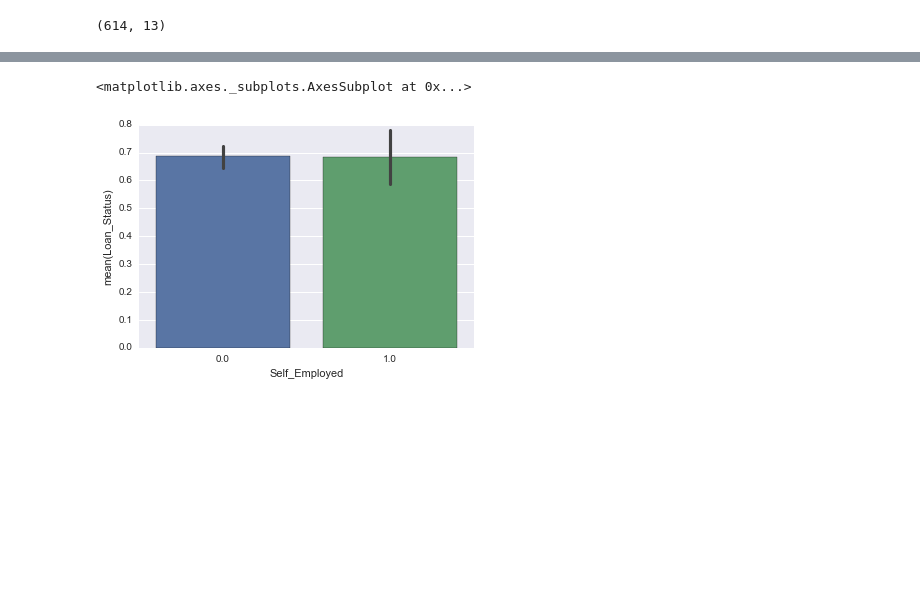
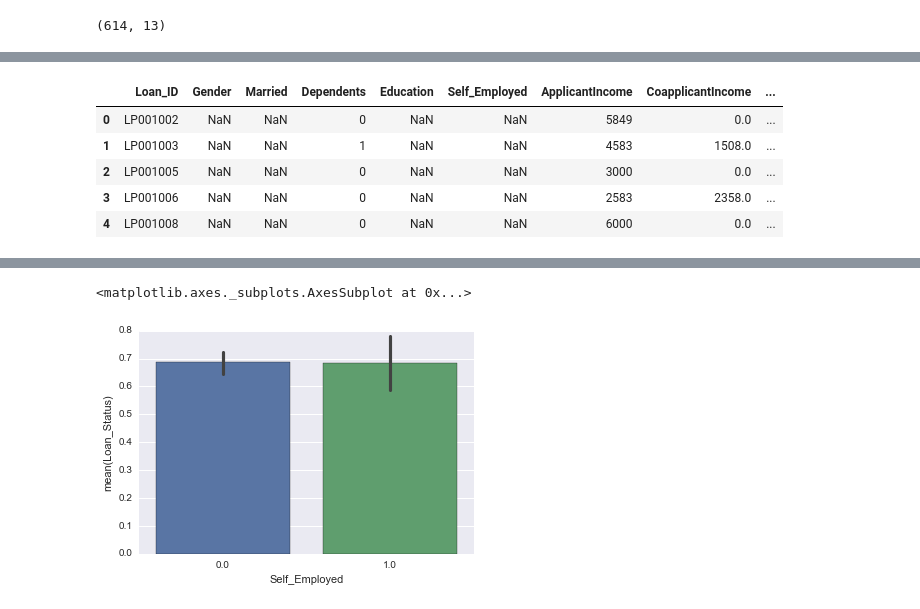
Before and after one commit to rzskhr/Data-Science-Projects, a Jupyter notebook: LoanPrediction/Plots.ipynb, the cells around one changed output, grey strips where cells are left out. Drawn from its saved outputs; the diff is of its cells as text; code cells hidden in the pictures; blank space fills up the shorter version.

```diff
--- a/LoanPrediction/Plots.ipynb
+++ b/LoanPrediction/Plots.ipynb
@@ -41,3 +78,13 @@ trainDf['Loan_Status'] = trainDf['Loan_Status'].map({'N':0, 'Y':1})
+# %%
+# Loading the first 5 rows
+trainDf[0:5]
+# %% [output]
+|  | Loan_ID | Gender | Married | Dependents | Education | Self_Employed | ApplicantIncome | CoapplicantIncome | ... |
+| 0 | LP001002 | NaN | NaN | 0 | NaN | NaN | 5849 | 0.0 | ... |
+| 1 | LP001003 | NaN | NaN | 1 | NaN | NaN | 4583 | 1508.0 | ... |
+| 2 | LP001005 | NaN | NaN | 0 | NaN | NaN | 3000 | 0.0 | ... |
+| 3 | LP001006 | NaN | NaN | 0 | NaN | NaN | 2583 | 2358.0 | ... |
+| 4 | LP001008 | NaN | NaN | 0 | NaN | NaN | 6000 | 0.0 | ... |
 # %%
 sns.barplot(x='Gender', y='Loan_Status',data=trainDf)
 # %% [output]
```
Also changed, not shown: parts of 11 cells of this notebook.
